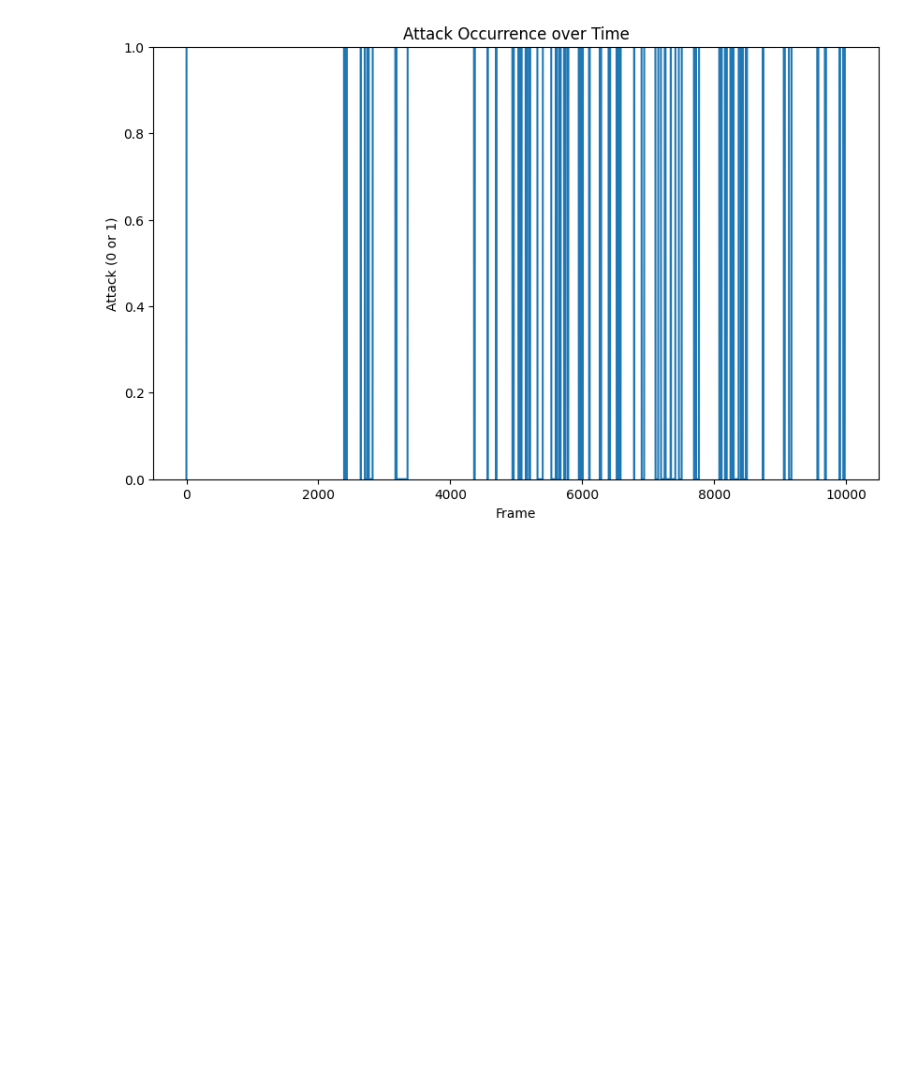
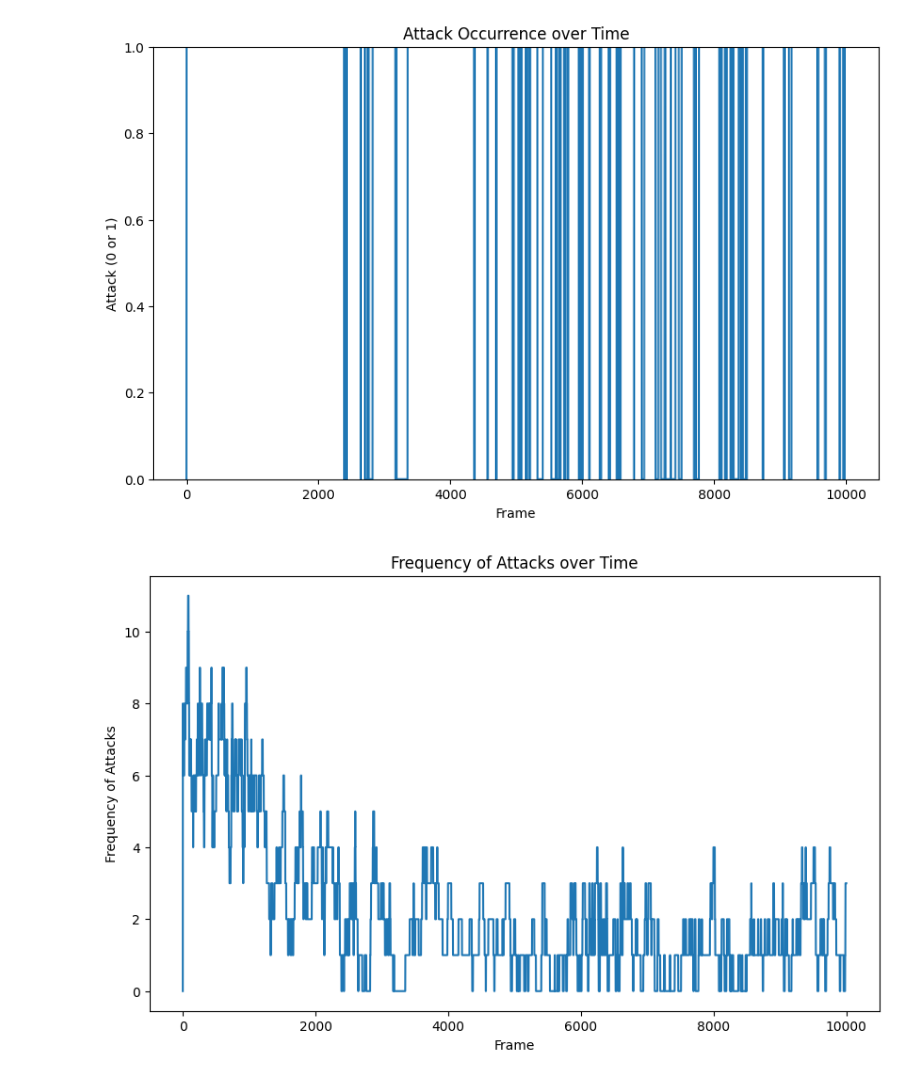
Before and after one commit to Arghavankas2022/NMA, a Jupyter notebook: Plotting_likelihood.ipynb, the cells around one changed output. Saved outputs shown, nothing was run; the diff lists cells and outputs as text; code cells hidden in the pictures; blank space fills up the shorter version.

Commit message:
Added count plot- has an issue

```diff
--- a/Plotting_likelihood.ipynb
+++ b/Plotting_likelihood.ipynb
@@ -32,7 +74,7 @@ def filter_sequences_by_frame_count(dataset, min_frame_count=14000):
 training_data, vocab = load_task1_data('./calms21_task1_train.npy')
 test_data, _ = load_task1_data('./calms21_task1_test.npy')
 # %%
-#**Code written with assistance from AI**
+import numpy as np
 import matplotlib.pyplot as plt
 
 # Combine training and test data
@@ -50,37 +92,44 @@ for sequence_key, sequence_data in all_data.items():
     # Check if desired behavior is happening in each frame
     behavior_likelihood = (annotations == behavior_id).astype(int)
     all_frames_behavior.append(behavior_likelihood)
 
-# Find the minimum sequence length
-#min_frames = min(len(seq) for seq in all_frames_behavior)
-
-# Use the minimum sequence length as max_frames
-#max_frames = min_frames
-# Set the desired number of frames to average of 10000
+# Set the desired number of frames to a maximum of 10000
 max_frames = 10000
 
 # Initialize
 num_sequences = len(all_frames_behavior)
 plot_data = np.zeros((num_sequences, max_frames))
 
-# Iterate through each sequence and copy data up to `max_frames` length
+# Iterate through each sequence
 for i, seq in enumerate(all_frames_behavior):
     seq_length = len(seq)
     if seq_length > max_frames:
         plot_data[i] = seq[:max_frames]
     else:
         plot_data[i, :seq_length] = seq
 
 # Calculate the maximum likelihood of behavior across all sequences for each frame
 max_behavior_likelihood = np.max(plot_data, axis=0)
 
 # Plot the likelihood of behavior
 plt.figure(figsize=(10, 6))
 plt.plot(max_behavior_likelihood)
 plt.xlabel('Frame')
 plt.ylabel('Attack (0 or 1)')
 plt.title('Attack Occurrence over Time')
 plt.ylim(0, 1)
 plt.show()
+
+# Calculate the frequency of attack occurrences across all sequences for each frame
+attack_frequency_per_frame = np.sum(plot_data, axis=0)
+
+# Plot the frequency of attacks per frame
+plt.figure(figsize=(10, 6))
+plt.plot(attack_frequency_per_frame)
+plt.xlabel('Frame')
+plt.ylabel('Frequency of Attacks')
+plt.title('Frequency of Attacks over Time')
+plt.show()
 # %% [output]
 [figure]
+[figure, added]
```
Also changed, not shown: parts of 2 cells of this notebook.
